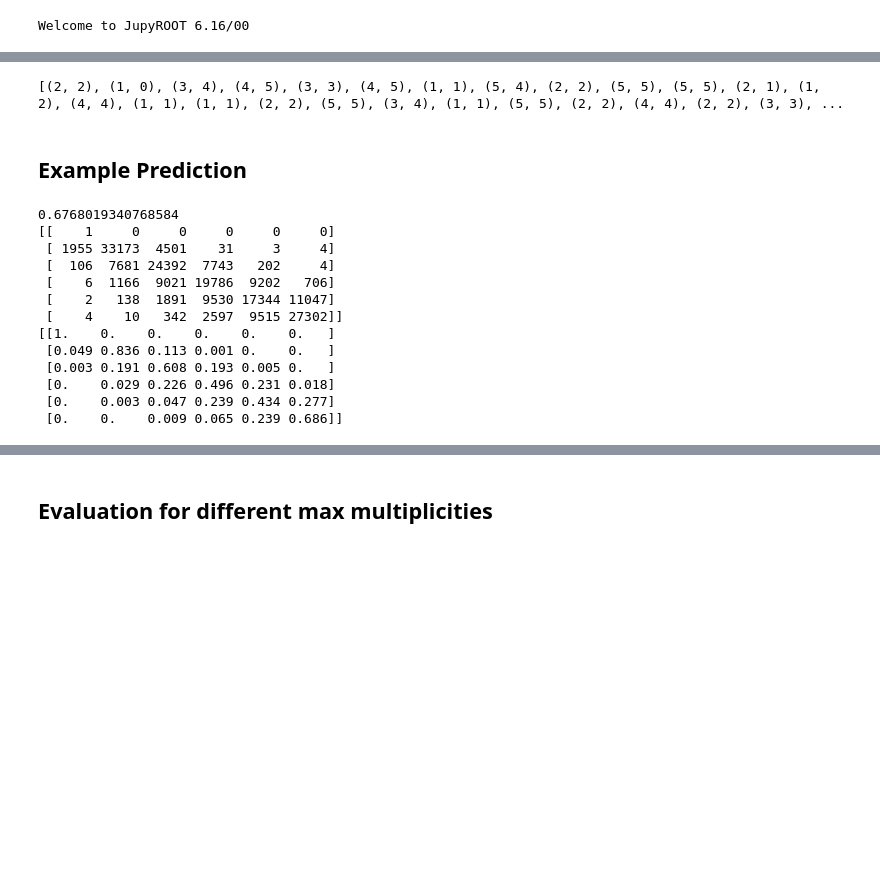
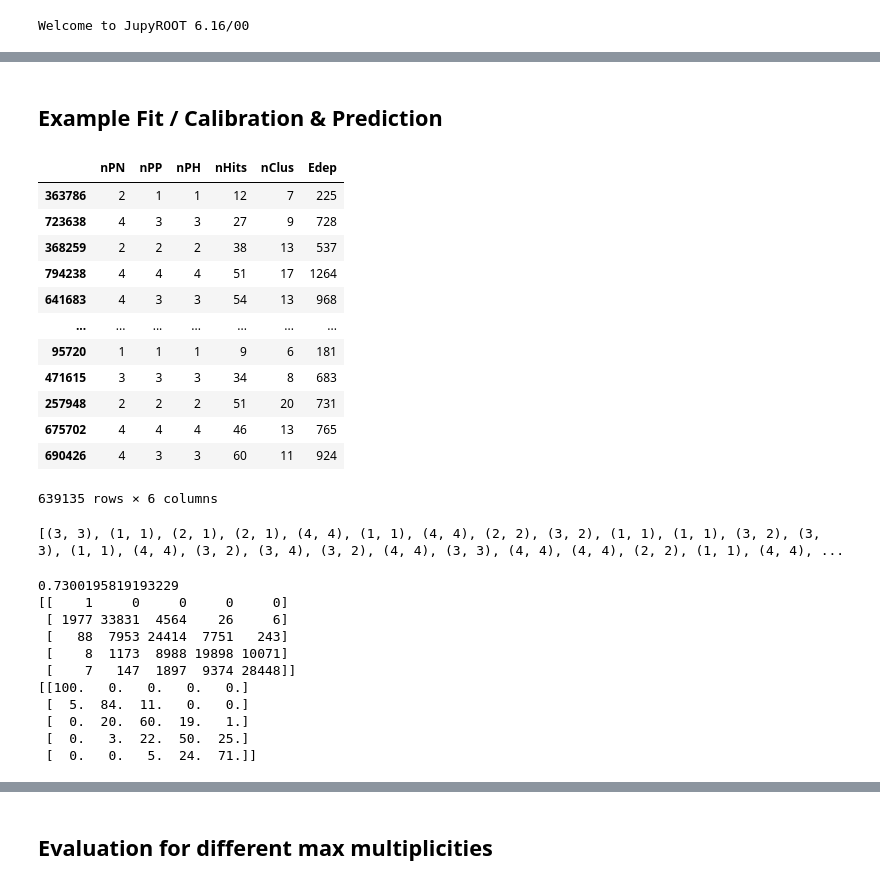
Before and after one commit to janmayer/NeuLAND-reconstruction-ml, a Jupyter notebook: trifeature/03b-bayes.ipynb, the cells around one changed output, grey strips where cells are left out. Saved outputs shown, nothing was run; the diff lists cells and outputs as text; code cells hidden in the pictures; blank space fills up the shorter version.

Commit message:
Add misc changes to trifeature

```diff
--- a/trifeature/03b-bayes.ipynb
+++ b/trifeature/03b-bayes.ipynb
@@ -44,7 +49,10 @@ class Bayes:
         return y_pred
 # %%
 files = [
-    filename_for(15, 30, 600, 500, n, "inclxx", s, "trifeature.pkl") for n in [1, 2, 3, 4, 5] for s in range(20)
+    filename_for(15, 30, 600, 500, n, "inclxx", s, "trifeature.pkl") for n in range(1, 7) for s in range(20)
 ]
 dfs = [pd.read_pickle(file) for file in files]
 data = pd.concat(dfs, ignore_index=True)
+data.loc[0] = data.loc[1] = [0, 0, 0, 0, 0, 0] # for n=0
+# %% [markdown]
+## Example Fit / Calibration & Prediction
@@ -51,49 +62,54 @@ data = pd.concat(dfs, ignore_index=True)
 # %%
-msk = np.random.rand(len(data)) < 0.8
+subset = data[data[label] <= nmax]
+msk = np.random.rand(len(subset)) < 0.8
 msk[0] = True
 msk[1] = False
-data.loc[0] = data.loc[1] = [0, 0, 0, 0, 0, 0]
+traindata = subset[msk].sample(frac=1)
+testdata = subset[~msk].sample(frac=1)
 
-traindata = data[msk].sample(frac=1)
-testdata = data[~msk].sample(frac=1)
+display(traindata)
+# %% [output]
+|  | nPN | nPP | nPH | nHits | nClus | Edep |
+| 363786 | 2 | 1 | 1 | 12 | 7 | 225 |
+| 723638 | 4 | 3 | 3 | 27 | 9 | 728 |
+| 368259 | 2 | 2 | 2 | 38 | 13 | 537 |
+| 794238 | 4 | 4 | 4 | 51 | 17 | 1264 |
+| 641683 | 4 | 3 | 3 | 54 | 13 | 968 |
+| ... | ... | ... | ... | ... | ... | ... |
+| 95720 | 1 | 1 | 1 | 9 | 6 | 181 |
+| 471615 | 3 | 3 | 3 | 34 | 8 | 683 |
+| 257948 | 2 | 2 | 2 | 51 | 20 | 731 |
+| 675702 | 4 | 4 | 4 | 46 | 13 | 765 |
+| 690426 | 4 | 3 | 3 | 60 | 11 | 924 |
+639135 rows × 6 columns
 # %%
-model = Bayes(traindata, 5, label)
+model = Bayes(traindata, nmax, label)
 y_pred = model.predict(testdata)
 y_true = testdata[label].values.ravel()
 
 print(list(zip(y_true, y_pred))[0:50])
 # %% [output]
-[(2, 2), (1, 0), (3, 4), (4, 5), (3, 3), (4, 5), (1, 1), (5, 4), (2, 2), (5, 5), (5, 5), (2, 1), (1, 2), (4, 4), (1, 1), (1, 1), (2, 2), (5, 5), (3, 4), (1, 1), (5, 5), (2, 2), (4, 4), (2, 2), (3, 3), ...
+[(3, 3), (1, 1), (2, 1), (2, 1), (4, 4), (1, 1), (4, 4), (2, 2), (3, 2), (1, 1), (1, 1), (3, 2), (3, 3), (1, 1), (4, 4), (3, 2), (3, 4), (3, 2), (4, 4), (3, 3), (4, 4), (4, 4), (2, 2), (1, 1), (4, 4), ...
-# %% [markdown]
-## Example Prediction
 # %%
-from sklearn.metrics import (
-    balanced_accuracy_score,
-    confusion_matrix,
-    plot_confusion_matrix,
-)
-
 np.set_printoptions(precision=3)
 np.set_printoptions(suppress=True)
 
 bac = balanced_accuracy_score(y_true, y_pred)
 print(bac)
-cm = confusion_matrix(y_true, y_pred, labels=range(0, 6))
+cm = confusion_matrix(y_true, y_pred, labels=range(0, nmax + 1))
 print(cm)
-cmrel = confusion_matrix(y_true, y_pred, labels=range(0, 6), normalize="true")
-print(cmrel)
+cmrel = confusion_matrix(y_true, y_pred, labels=range(0, nmax + 1), normalize="true")
+print((cmrel * 100).round())
 # %% [output]
-0.6768019340768584
-[[    1     0     0     0     0     0]
- [ 1955 33173  4501    31     3     4]
- [  106  7681 24392  7743   202     4]
- [    6  1166  9021 19786  9202   706]
- [    2   138  1891  9530 17344 11047]
- [    4    10   342  2597  9515 27302]]
-[[1.    0.    0.    0.    0.    0.   ]
- [0.049 0.836 0.113 0.001 0.    0.   ]
- [0.003 0.191 0.608 0.193 0.005 0.   ]
- [0.    0.029 0.226 0.496 0.231 0.018]
- [0.    0.003 0.047 0.239 0.434 0.277]
- [0.    0.    0.009 0.065 0.239 0.686]]
+0.7300195819193229
+[[    1     0     0     0     0]
+ [ 1977 33831  4564    26     6]
+ [   88  7953 24414  7751   243]
+ [    8  1173  8988 19898 10071]
+ [    7   147  1897  9374 28448]]
+[[100.   0.   0.   0.   0.]
+ [  5.  84.  11.   0.   0.]
+ [  0.  20.  60.  19.   1.]
+ [  0.   3.  22.  50.  25.]
+ [  0.   0.   5.  24.  71.]]
 # %%
```
Also changed, not shown: parts of 6 cells of this notebook, 5 other files.
